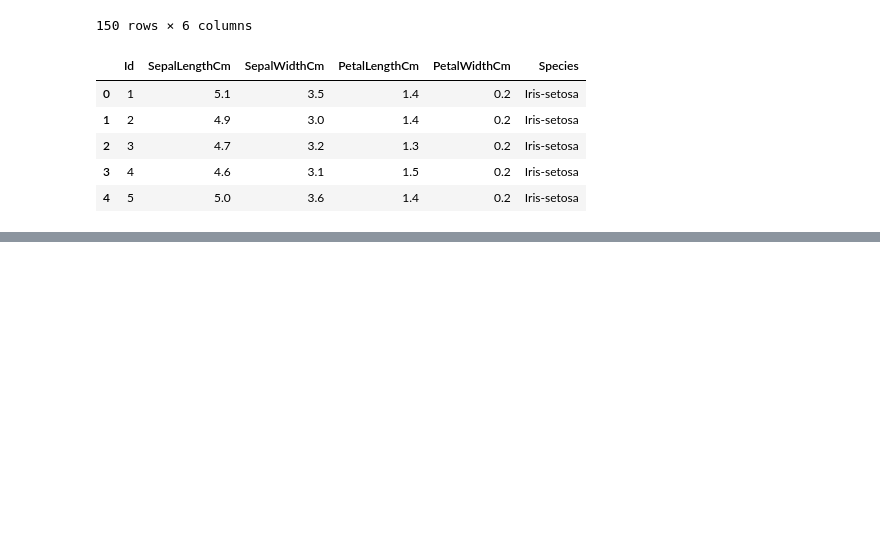
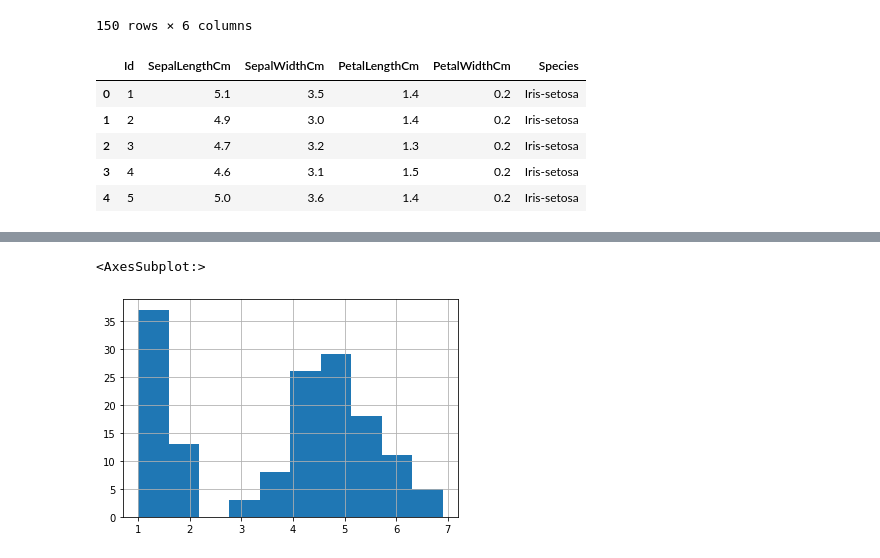
Before and after one commit to Prathameshkale1/OIBSIP, a Jupyter notebook: task_1.ipynb, the cells around one changed output, grey strips where cells are left out. Drawn from its saved outputs; the diff is of its cells as text; code cells hidden in the pictures; blank space fills up the shorter version.

```diff
--- a/task_1.ipynb
+++ b/task_1.ipynb
@@ -32,0 +103,5 @@ df.head()
+# %%
+df["PetalLengthCm"].hist()
+# %% [output]
+<AxesSubplot:>
+[figure, added]
```
Also changed, not shown: parts of 29 cells of this notebook.
